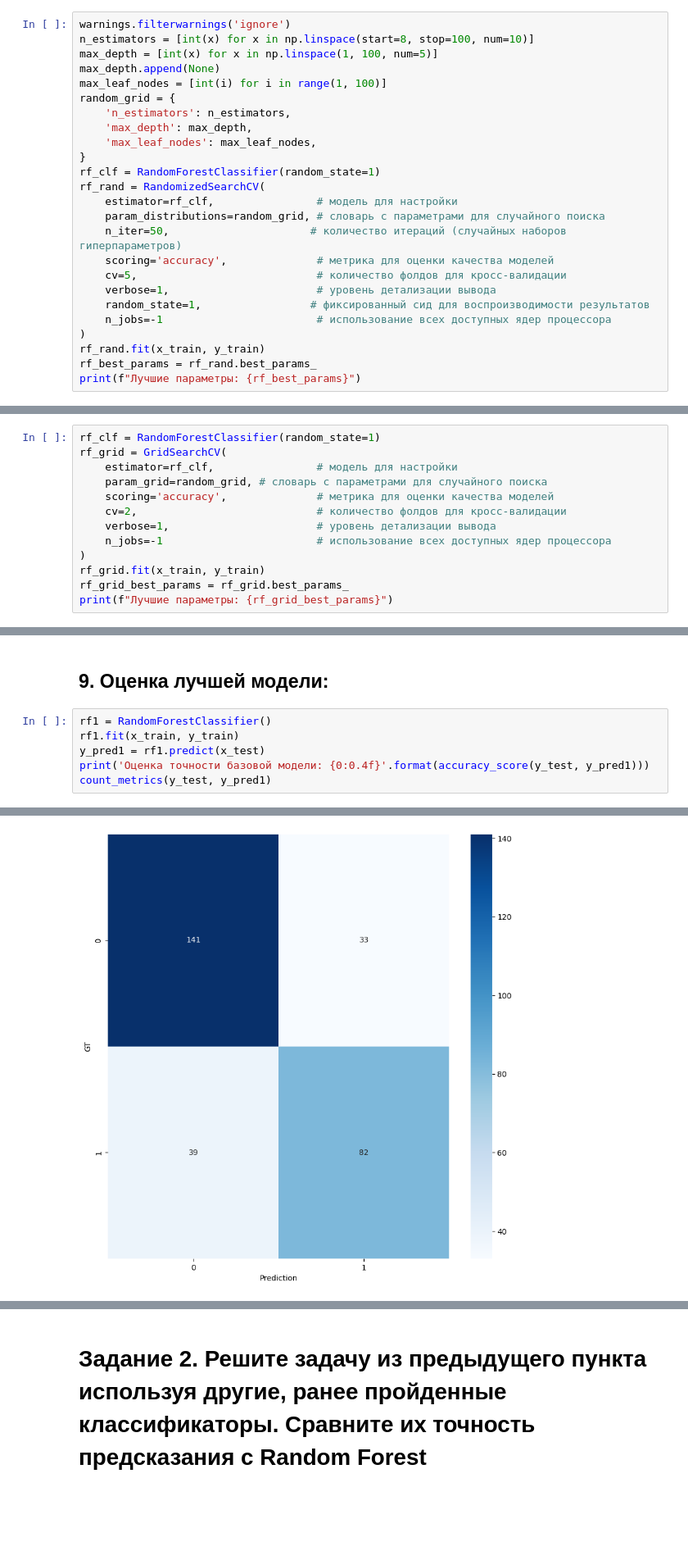
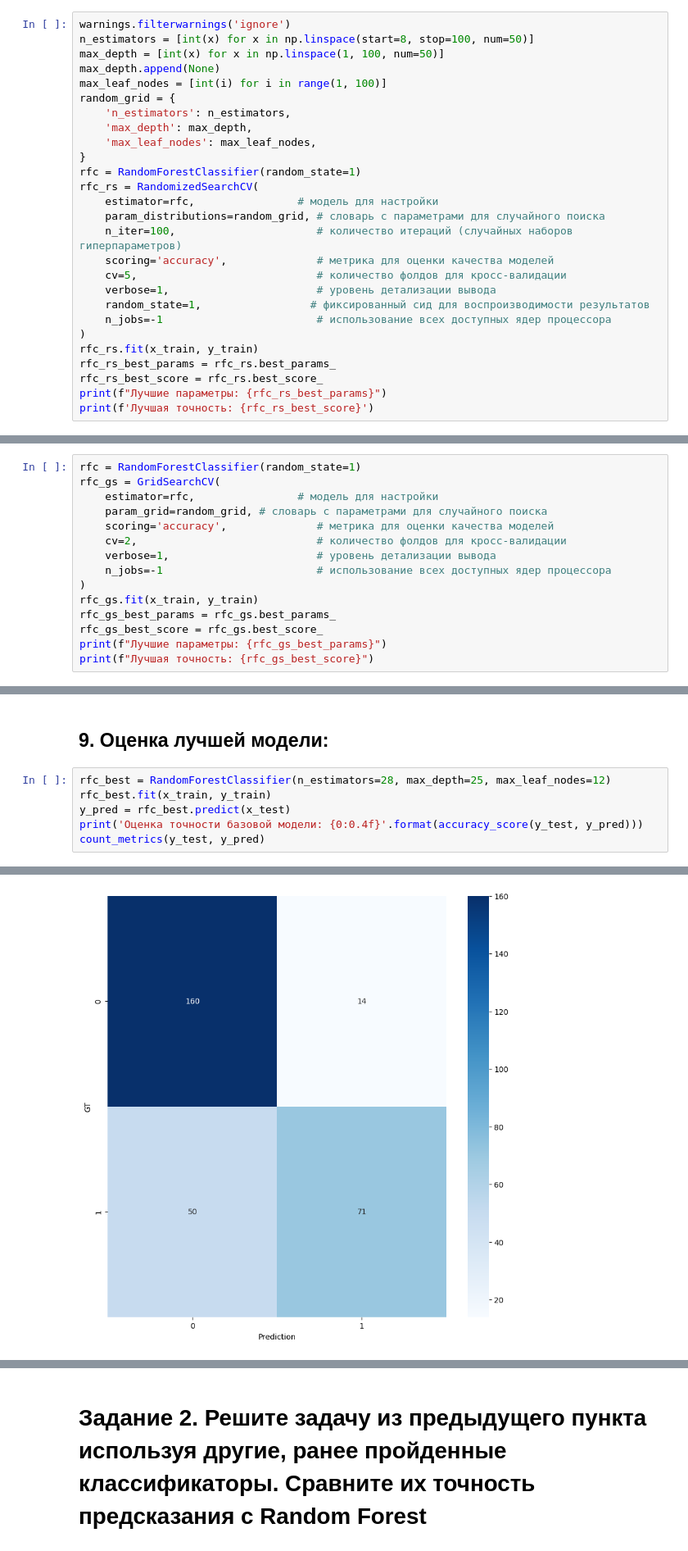
Before and after one commit to PGV1000/data_mining, a Jupyter notebook: Медведев_ПР_№5_Random_forest.ipynb, the cells around one changed output, grey strips where cells are left out. Shown: that part at 82% size. Saved outputs shown, nothing was run; the diff lists cells and outputs as text; blank space fills up the shorter version.

```diff
--- a/Медведев_ПР_№5_Random_forest.ipynb
+++ b/Медведев_ПР_№5_Random_forest.ipynb
@@ -193,8 +191,8 @@ weighted avg       0.74      0.75      0.74       295
 RandomSearchCV
 # %%
 warnings.filterwarnings('ignore')
-n_estimators = [int(x) for x in np.linspace(start=8, stop=100, num=10)]
-max_depth = [int(x) for x in np.linspace(1, 100, num=5)]
+n_estimators = [int(x) for x in np.linspace(start=8, stop=100, num=50)]
+max_depth = [int(x) for x in np.linspace(1, 100, num=50)]
 max_depth.append(None)
 max_leaf_nodes = [int(i) for i in range(1, 100)]
 random_grid = {
@@ -202,18 +200,20 @@ random_grid = {
     'max_depth': max_depth,
     'max_leaf_nodes': max_leaf_nodes,
 }
-rf_clf = RandomForestClassifier(random_state=1)
-rf_rand = RandomizedSearchCV(
-    estimator=rf_clf,                # модель для настройки
+rfc = RandomForestClassifier(random_state=1)
+rfc_rs = RandomizedSearchCV(
+    estimator=rfc,                # модель для настройки
     param_distributions=random_grid, # словарь с параметрами для случайного поиска
-    n_iter=50,                      # количество итераций (случайных наборов гиперпараметров)
+    n_iter=100,                      # количество итераций (случайных наборов гиперпараметров)
     scoring='accuracy',              # метрика для оценки качества моделей
     cv=5,                            # количество фолдов для кросс-валидации
     verbose=1,                       # уровень детализации вывода
     random_state=1,                 # фиксированный сид для воспроизводимости результатов
     n_jobs=-1                        # использование всех доступных ядер процессора
 )
-rf_rand.fit(x_train, y_train)
-rf_best_params = rf_rand.best_params_
-print(f"Лучшие параметры: {rf_best_params}")
+rfc_rs.fit(x_train, y_train)
+rfc_rs_best_params = rfc_rs.best_params_
+rfc_rs_best_score = rfc_rs.best_score_
+print(f"Лучшие параметры: {rfc_rs_best_params}")
+print(f'Лучшая точность: {rfc_rs_best_score}')
 # %% [output]
@@ -222,18 +223,20 @@ Fitting 5 folds for each of 50 candidates, totalling 250 fits
 # %% [markdown]
 GridSearchCV
 # %%
-rf_clf = RandomForestClassifier(random_state=1)
-rf_grid = GridSearchCV(
-    estimator=rf_clf,                # модель для настройки
+rfc = RandomForestClassifier(random_state=1)
+rfc_gs = GridSearchCV(
+    estimator=rfc,                # модель для настройки
     param_grid=random_grid, # словарь с параметрами для случайного поиска
     scoring='accuracy',              # метрика для оценки качества моделей
     cv=2,                            # количество фолдов для кросс-валидации
     verbose=1,                       # уровень детализации вывода
     n_jobs=-1                        # использование всех доступных ядер процессора
 )
-rf_grid.fit(x_train, y_train)
-rf_grid_best_params = rf_grid.best_params_
-print(f"Лучшие параметры: {rf_grid_best_params}")
+rfc_gs.fit(x_train, y_train)
+rfc_gs_best_params = rfc_gs.best_params_
+rfc_gs_best_score = rfc_gs.best_score_
+print(f"Лучшие параметры: {rfc_gs_best_params}")
+print(f"Лучшая точность: {rfc_gs_best_score}")
 # %% [output]
 Fitting 2 folds for each of 5940 candidates, totalling 11880 fits
 Лучшие параметры: {'max_depth': 25, 'max_leaf_nodes': 12, 'n_estimators': 28}
@@ -240,9 +244,9 @@ Fitting 2 folds for each of 5940 candidates, totalling 11880 fits
 # %% [markdown]
 ## 9. Оценка лучшей модели:
 # %%
-rf1 = RandomForestClassifier()
-rf1.fit(x_train, y_train)
-y_pred1 = rf1.predict(x_test)
-print('Оценка точности базовой модели: {0:0.4f}'.format(accuracy_score(y_test, y_pred1)))
-count_metrics(y_test, y_pred1)
+rfc_best = RandomForestClassifier(n_estimators=28, max_depth=25, max_leaf_nodes=12)
+rfc_best.fit(x_train, y_train)
+y_pred = rfc_best.predict(x_test)
+print('Оценка точности базовой модели: {0:0.4f}'.format(accuracy_score(y_test, y_pred)))
+count_metrics(y_test, y_pred)
 # %% [output]
@@ -250,3 +254,3 @@ count_metrics(y_test, y_pred1)
-[figure, old version]
+[figure, new version]
               precision    recall  f1-score   support
 
```
Also changed, not shown: parts of 43 cells of this notebook.
